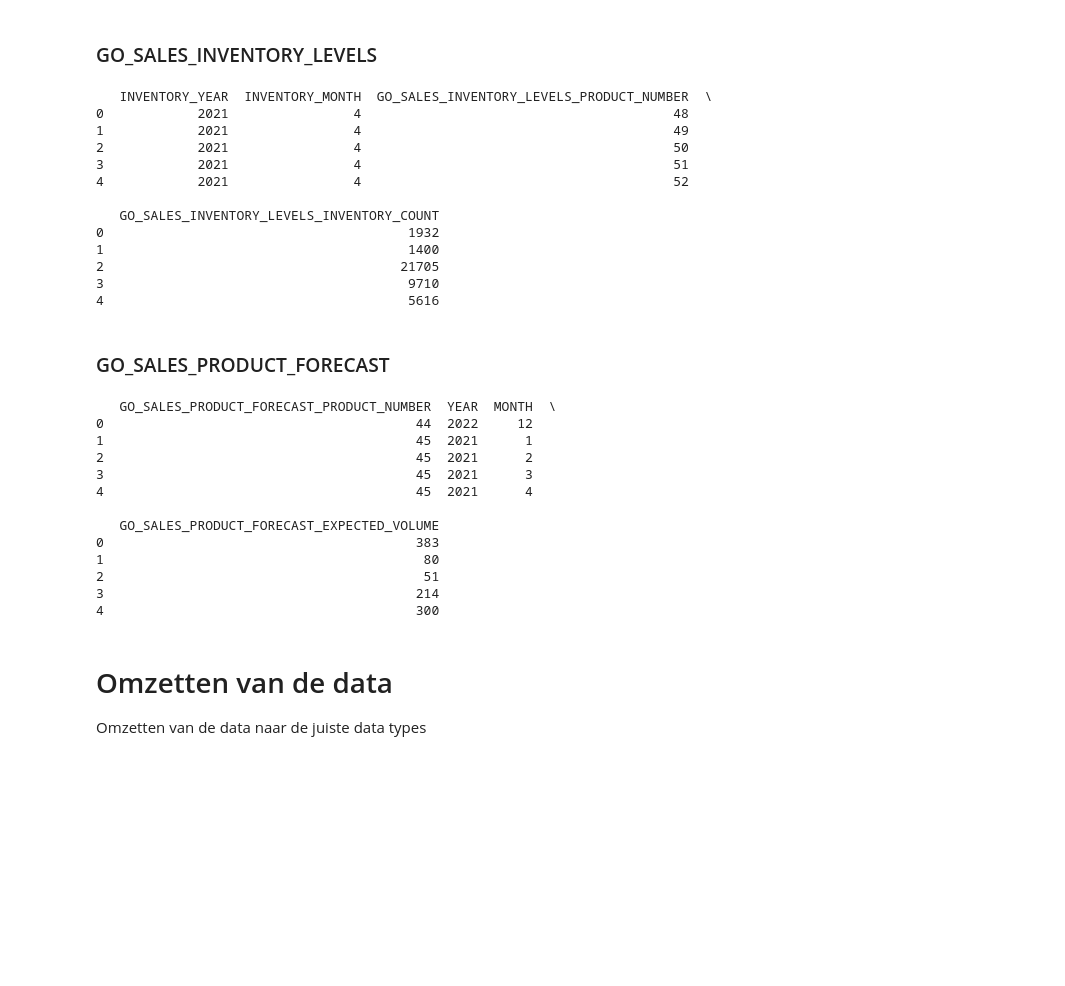
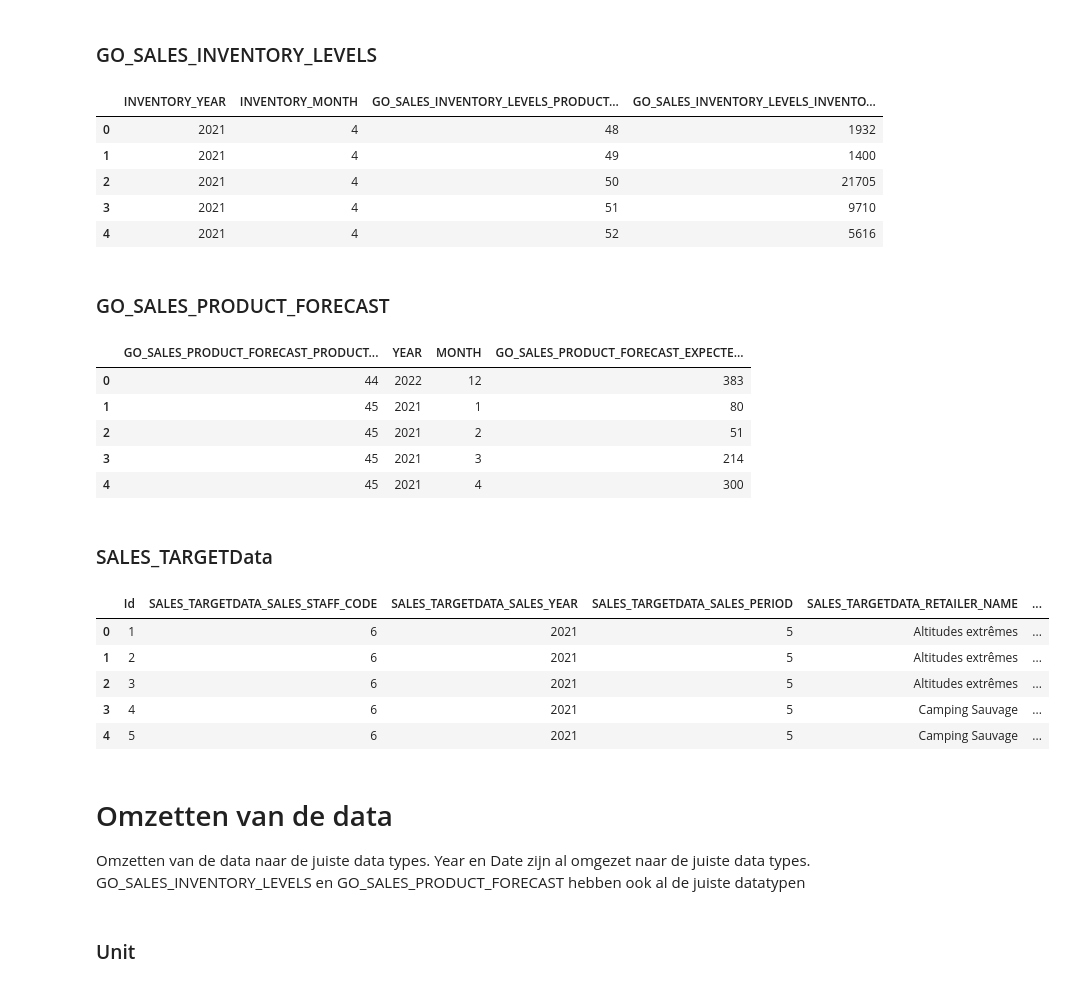
Before and after one commit to Nrojt/SE4-DEDS-Pyhton-opdrachten, a Jupyter notebook: week 4/4.3/Practicum_4.3.ipynb, the cells around one changed output. Saved outputs shown, nothing was run; the diff lists cells and outputs as text; code cells hidden in the pictures; blank space fills up the shorter version.

Commit message:
fouten uit sql bestand gehaald datatypen omgezet

```diff
--- a/week 4/4.3/Practicum_4.3.ipynb
+++ b/week 4/4.3/Practicum_4.3.ipynb
@@ -67,6 +67,7 @@ go_sales_return_reason = pd.read_sql_query("SELECT * FROM return_reason", go_sal
 go_sales_returned_item = pd.read_sql_query("SELECT * FROM returned_item", go_sales_connection)
 go_sales_sales_branch = pd.read_sql_query("SELECT * FROM sales_branch", go_sales_connection)
 go_sales_sales_staff = pd.read_sql_query("SELECT * FROM sales_staff", go_sales_connection)
+go_sales_sales_target_data = pd.read_sql("SELECT * FROM SALES_TARGETData", go_sales_connection)
 # %% [markdown]
 ### go_staff
 # %%
@@ -565,7 +508,7 @@ retailer = pd.merge(go_crm_retailer, go_crm_retailer_type, left_on='RETAILER_TYP
 retailer = retailer.drop(columns=['TRIAL219', 'TRIAL222'])
 
 # rename the columns
-retailer = retailer.rename(columns={'RETAILER_CODE': 'RETAILER_code', 'RETAILER_NAME': 'RETAILER_name', 'COMPANY_CODEMR': 'RETAILER_COMPANY_CODEMR_company', 'RETAILER_TYPE_CODE': 'RETAILER_RETAILER_TYPE_retailer_type_code', 'RETAILER_TYPE_EN': 'RETAILER_RETAILER_TYPE_retailer_type_EN'})
+retailer = retailer.rename(columns={'RETAILER_CODE': 'RETAILER_code', 'COMPANY_NAME': 'RETAILER_name', 'RETAILER_CODEMR': 'RETAILER_COMPANY_CODE_MR_company', 'RETAILER_TYPE_CODE': 'RETAILER_RETAILER_TYPE_retailer_type_code', 'RETAILER_TYPE_EN': 'RETAILER_RETAILER_TYPE_retailer_type_EN'})
 
-print(retailer.head())
+retailer.head()
 # %% [output]
@@ -601,5 +530,5 @@ product = product.drop(columns=['TRIAL888'])
 # rename the columns
 product = product.rename(columns={'PRODUCT_NUMBER': 'PRODUCT_number', 'PRODUCT_NAME': 'PRODUCT_name_product', 'DESCRIPTION': 'PRODUCT_description_description', 'PRODUCT_IMAGE': 'PRODUCT_image_image', 'INTRODUCTION_DATE': 'PRODUCT_INTRODUCTION_DATE_introduced', 'PRODUCTION_COST': 'PRODUCT_PRODUCTION_COST_cost', 'MARGIN': 'PRODUCT_MARGIN_margin', 'LANGUAGE': 'PRODUCT_LANGUAGE_language',  'PRODUCT_TYPE_CODE': 'PRODUCT_PRODUCT_TYPE_code', 'PRODUCT_TYPE_EN': 'PRODUCT_PRODUCT_TYPE_code_en', 'PRODUCT_LINE_CODE': 'PRODUCT_PRODUCT_LINE_code', 'PRODUCT_LINE_EN': 'PRODUCT_PRODUCT_LINE_code_en'})
 
-print(product.head())
+product.head()
 # %% [output]
@@ -774,42 +650,56 @@ print(order_header.head())
 # %%
 go_sales_inventory_levels = go_sales_inventory_levels.rename(columns={'INVENTORY_COUNT': 'GO_SALES_INVENTORY_LEVELS_INVENTORY_COUNT', 'PRODUCT_NUMBER': 'GO_SALES_INVENTORY_LEVELS_PRODUCT_NUMBER', 'YEAR_MONTH': 'GO_SALES_INVENTORY_LEVELS_YEAR_MONTH'})
 
-print(go_sales_inventory_levels.head())
+go_sales_inventory_levels.head()
 # %% [output]
-   INVENTORY_YEAR  INVENTORY_MONTH  GO_SALES_INVENTORY_LEVELS_PRODUCT_NUMBER  \
-0            2021                4                                        48
-1            2021                4                                        49
-2            2021                4                                        50
-3            2021                4                                        51
-4            2021                4                                        52
-
-   GO_SALES_INVENTORY_LEVELS_INVENTORY_COUNT
-0                                       1932
-1                                       1400
-2                                      21705
-3                                       9710
-4                                       5616
+|  | INVENTORY_YEAR | INVENTORY_MONTH | GO_SALES_INVENTORY_LEVELS_PRODUCT... | GO_SALES_INVENTORY_LEVELS_INVENTO... |
+| 0 | 2021 | 4 | 48 | 1932 |
+| 1 | 2021 | 4 | 49 | 1400 |
+| 2 | 2021 | 4 | 50 | 21705 |
+| 3 | 2021 | 4 | 51 | 9710 |
+| 4 | 2021 | 4 | 52 | 5616 |
 # %% [markdown]
 ### GO_SALES_PRODUCT_FORECAST
 # %%
 go_sales_product_forecast = go_sales_product_forcast.rename(columns={'EXPECTED_VOLUME': 'GO_SALES_PRODUCT_FORECAST_EXPECTED_VOLUME', 'EXPECTED_COST': 'GO_SALES_PRODUCT_FORECAST_EXPECTED_COST', 'EXPECTED_MARGIN': 'GO_SALES_PRODUCT_FORECAST_EXPECTED_MARGIN', 'PRODUCT_NUMBER': 'GO_SALES_PRODUCT_FORECAST_PRODUCT_NUMBER', 'YEAR_MONTH': 'GO_SALES_PRODUCT_FORECAST_YEAR_MONTH'})
 
-print(go_sales_product_forecast.head())
+go_sales_product_forecast.head()
 # %% [output]
-   GO_SALES_PRODUCT_FORECAST_PRODUCT_NUMBER  YEAR  MONTH  \
-0                                        44  2022     12
-1                                        45  2021      1
-2                                        45  2021      2
-3                                        45  2021      3
-4                                        45  2021      4
-
-   GO_SALES_PRODUCT_FORECAST_EXPECTED_VOLUME
-0                                        383
-1                                         80
-2                                         51
-3                                        214
-4                                        300
+|  | GO_SALES_PRODUCT_FORECAST_PRODUCT... | YEAR | MONTH | GO_SALES_PRODUCT_FORECAST_EXPECTE... |
+| 0 | 44 | 2022 | 12 | 383 |
+| 1 | 45 | 2021 | 1 | 80 |
+| 2 | 45 | 2021 | 2 | 51 |
+| 3 | 45 | 2021 | 3 | 214 |
+| 4 | 45 | 2021 | 4 | 300 |
+# %% [markdown]
+###  SALES_TARGETData
+# %%
+# merge product, retailer and sales_staff
+go_sales_sales_target_data = pd.merge(go_sales_sales_target_data, product, left_on='PRODUCT_NUMBER', right_on='PRODUCT_number')
+
+go_sales_sales_target_data = pd.merge(go_sales_sales_target_data, retailer, left_on='RETAILER_CODE', right_on='RETAILER_code')
+
+# delete the original columns that are replaced by product, retailer and sales_staff
+go_sales_sales_target_data = go_sales_sales_target_data.drop(columns=['PRODUCT_NUMBER', 'RETAILER_CODE', 'RETAILER_name', 'RETAILER_COMPANY_CODE_MR_company', 'RETAILER_RETAILER_TYPE_retailer_type_code', 'RETAILER_RETAILER_TYPE_retailer_type_EN'])
+
+# deleting the trial888 column
+go_sales_sales_target_data = go_sales_sales_target_data.drop(columns=['TRIAL888_x', 'TRIAL888_y', 'TRIAL888'])
+
+sales_target_data = go_sales_sales_target_data.rename(columns={'SALES_YEAR': 'SALES_TARGETDATA_SALES_YEAR', 'SALES_PERIOD': 'SALES_TARGETDATA_SALES_PERIOD', 'RETAILER_NAME': 'SALES_TARGETDATA_RETAILER_NAME', 'SALES_TARGET': 'SALES_TARGETDATA_SALES_TARGET', 'TARGET_COST': 'SALES_TARGETDATA_TARGET_COST', 'TARGET_MARGIN': 'SALES_TARGETDATA_TARGET_MARGIN', 'SALES_STAFF_CODE': 'SALES_TARGETDATA_SALES_STAFF_CODE', 'PRODUCT_NUMBER': 'SALES_TARGETDATA_PRODUCT_NUMBER', 'RETAILER_CODE': 'SALES_TARGETDATA_RETAILER_CODE'})
+
+sales_target_data.head()
+# %% [output]
+|  | Id | SALES_TARGETDATA_SALES_STAFF_CODE | SALES_TARGETDATA_SALES_YEAR | SALES_TARGETDATA_SALES_PERIOD | SALES_TARGETDATA_RETAILER_NAME | ... |
+| 0 | 1 | 6 | 2021 | 5 | Altitudes extrêmes | ... |
+| 1 | 2 | 6 | 2021 | 5 | Altitudes extrêmes | ... |
+| 2 | 3 | 6 | 2021 | 5 | Altitudes extrêmes | ... |
+| 3 | 4 | 6 | 2021 | 5 | Camping Sauvage | ... |
+| 4 | 5 | 6 | 2021 | 5 | Camping Sauvage | ... |
 # %% [markdown]
 # Omzetten van de data
-Omzetten van de data naar de juiste data types
+Omzetten van de data naar de juiste data types.
+Year en Date zijn al omgezet naar de juiste data types.
+GO_SALES_INVENTORY_LEVELS en GO_SALES_PRODUCT_FORECAST hebben ook al de juiste datatypen
+# %% [markdown]
+### Unit
 # %%
```
Also changed, not shown: parts of 50 cells of this notebook, 1 other file.
